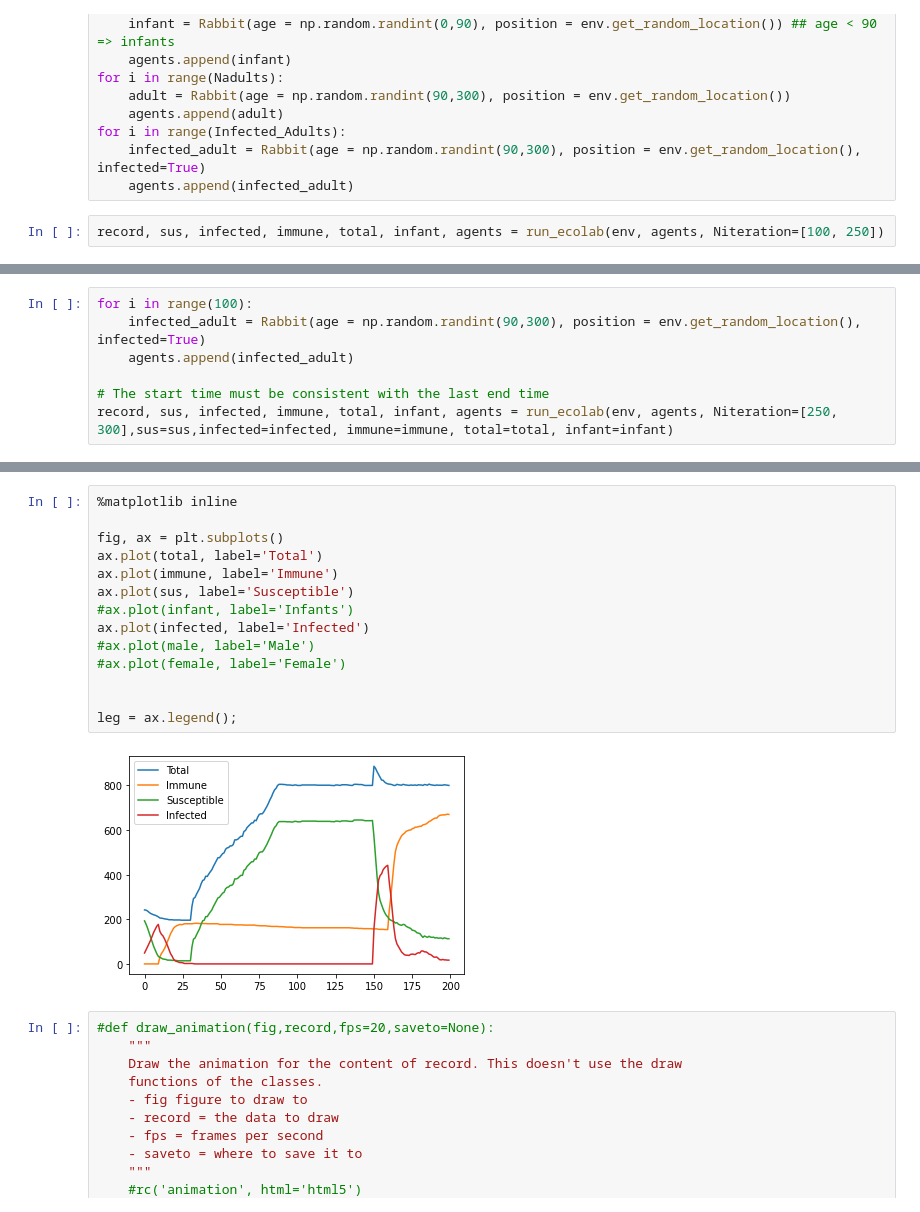
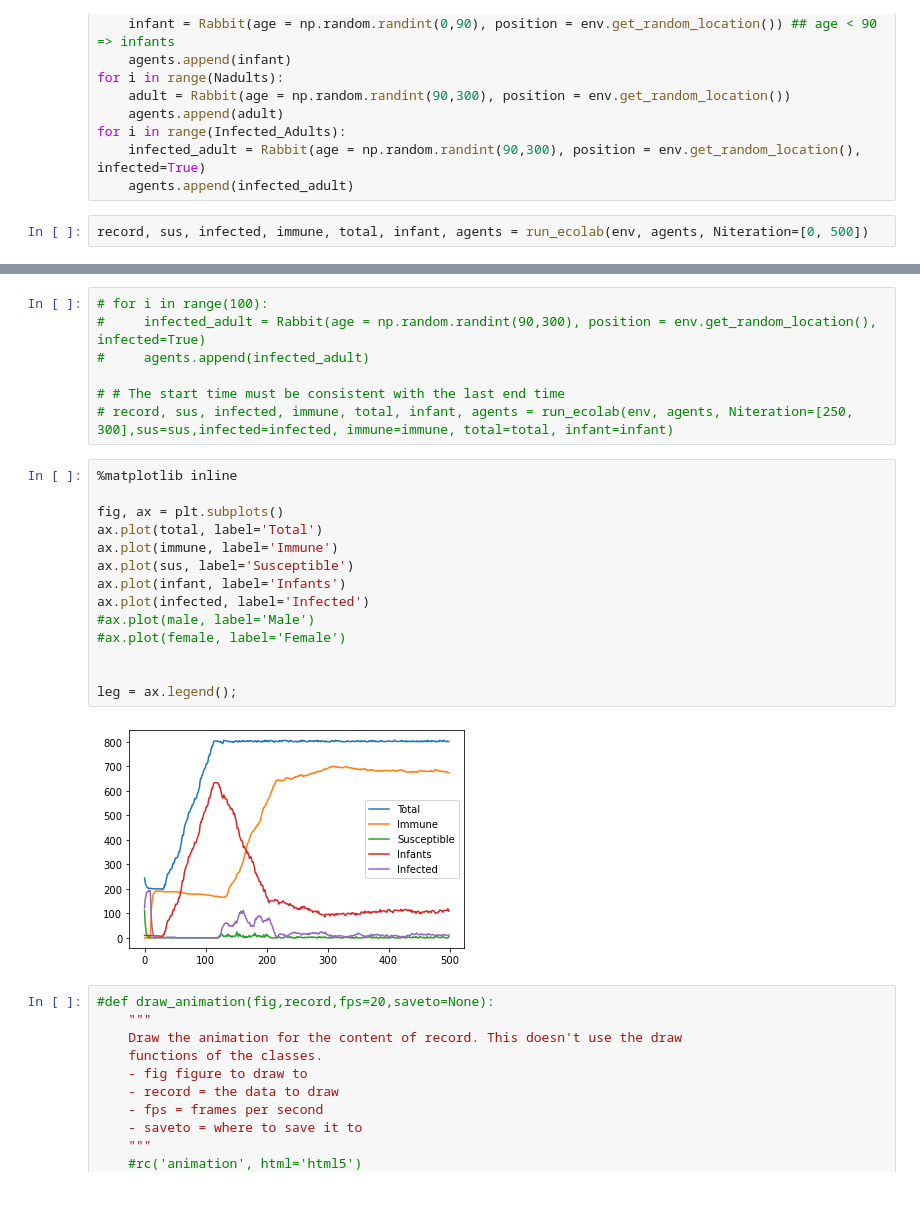
Before and after one commit to TtttttH/COM6009, a Jupyter notebook: Simulation.ipynb, the cells around one changed output, grey strips where cells are left out. Saved outputs shown, nothing was run; the diff lists cells and outputs as text.

```diff
--- a/Simulation.ipynb
+++ b/Simulation.ipynb
@@ -33,5 +33,5 @@ for i in range(Infected_Adults):
     infected_adult = Rabbit(age = np.random.randint(90,300), position = env.get_random_location(), infected=True)
     agents.append(infected_adult)
 # %%
-record, sus, infected, immune, total, infant, agents = run_ecolab(env, agents, Niteration=[100, 250])
+record, sus, infected, immune, total, infant, agents = run_ecolab(env, agents, Niteration=[0, 500])
 # %% [output]
@@ -55,7 +54,0 @@ iteration: 249
-# %%
-for i in range(100):
-    infected_adult = Rabbit(age = np.random.randint(90,300), position = env.get_random_location(), infected=True)
-    agents.append(infected_adult)
-
-# The start time must be consistent with the last end time
-record, sus, infected, immune, total, infant, agents = run_ecolab(env, agents, Niteration=[250, 300],sus=sus,infected=infected, immune=immune, total=total, infant=infant)
@@ -80,19 +55,26 @@ iteration: 299
+# %%
+# for i in range(100):
+#     infected_adult = Rabbit(age = np.random.randint(90,300), position = env.get_random_location(), infected=True)
+#     agents.append(infected_adult)
+
+# # The start time must be consistent with the last end time
+# record, sus, infected, immune, total, infant, agents = run_ecolab(env, agents, Niteration=[250, 300],sus=sus,infected=infected, immune=immune, total=total, infant=infant)
 # %%
 %matplotlib inline
 
 fig, ax = plt.subplots()
 ax.plot(total, label='Total')
 ax.plot(immune, label='Immune')
 ax.plot(sus, label='Susceptible')
-#ax.plot(infant, label='Infants')
+ax.plot(infant, label='Infants')
 ax.plot(infected, label='Infected')
 #ax.plot(male, label='Male')
 #ax.plot(female, label='Female')
 
 
 leg = ax.legend();
 # %% [output]
-[figure, old version]
+[figure, new version]
 # %%
 #def draw_animation(fig,record,fps=20,saveto=None):
     """
```
Also changed, not shown: parts of 6 cells of this notebook, 2 other files.
